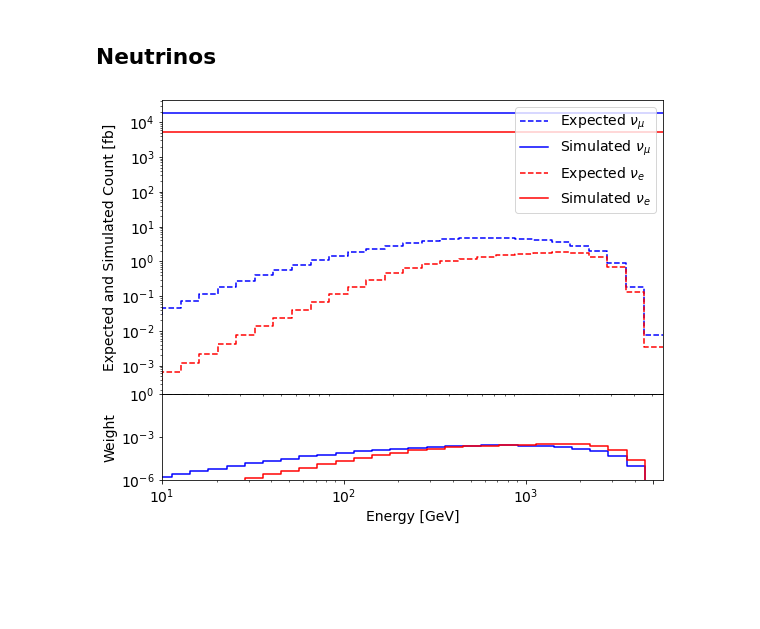
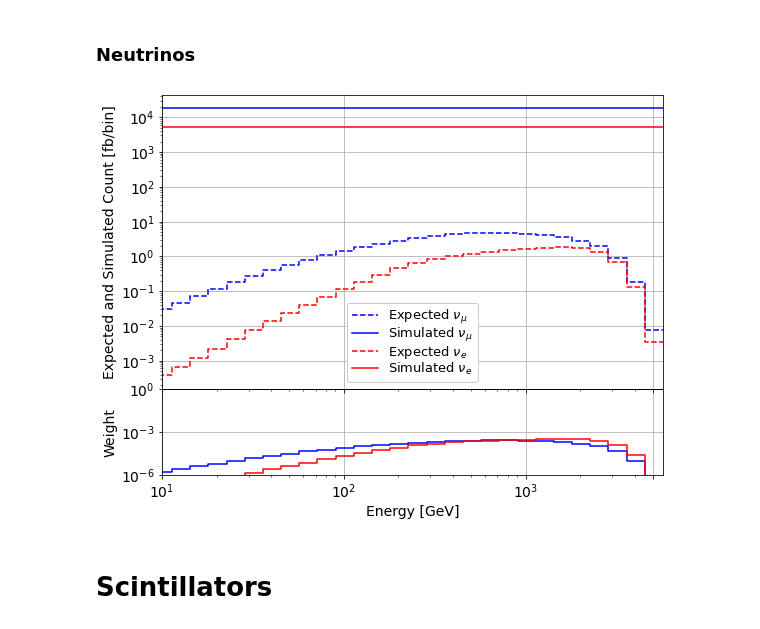
Before and after one commit to mwaterbury/scintillatorneutrinos, a Jupyter notebook: PlotsForPaper.ipynb, the cells around one changed output. Saved outputs shown, nothing was run; the diff lists cells and outputs as text; code cells hidden in the pictures; blank space fills up the shorter version.

Commit message:
Added plots to paper plotting scheme.

```diff
--- a/PlotsForPaper.ipynb
+++ b/PlotsForPaper.ipynb
@@ -18,0 +21,13 @@ matplotlib.rcParams.update({'font.size': 14})
+# %%
+def plot1D(data, color='k', label=None, linestyle='-', style='step'):
+    # extract data
+    x,y,yerr = data[0], data[1], data[2]
+
+    # plot binned data
+    if style == 'step':
+        plt.step(np.append(0,x), np.append(y[0],y), linestyle=linestyle, color=color, label=label)
+    elif style == 'scatter':
+        plt.scatter(x, y, color=color, label=label, marker='.')
+        plt.errorbar(x, y, yerr=yerr, fmt='.', color=color)
+    else:
+        print('Error: No such style method')
@@ -214,5 +288,5 @@ fig.savefig('GeneratedPlots/Fig_exp_sim_mu.pdf')
 # %% [markdown]
-## Neutrinos
+### Neutrinos
 # %%
 # Setup variables for weighting neutrino events.
 volFlu  = 25 * 25 * 100  # Volume of tungsten target used for FASER_-14.txt file
@@ -262,51 +336,62 @@ simTot_nuel = n_layers * sim_layer_nuel
 # %%
 lum = 1
 weights_numu = (expTot_numu*lum)/simTot_numu
 weights_nuel = (expTot_nuel*lum)/simTot_nuel
+
+# Configure datasets for plot1D()
+weights_numu_dataset=np.array([expEnergy_numu, weights_numu, np.zeros(np.shape(weights_numu))])
+expTot_numu_dataset=np.array([expEnergy_numu, expTot_numu*lum, np.zeros(np.shape(expTot_numu))])
+simTot_numu_dataset=np.array([[0,np.max(expEnergy_numu)], [simTot_numu,simTot_numu], [0, 0]])
+
+weights_nuel_dataset=np.array([expEnergy_nuel, weights_nuel, np.zeros(np.shape(weights_nuel))])
+expTot_nuel_dataset=np.array([expEnergy_nuel, expTot_nuel*lum, np.zeros(np.shape(expTot_nuel))])
+simTot_nuel_dataset=np.array([[0,np.max(expEnergy_nuel)], [simTot_numu,simTot_nuel], [0, 0]])
 
 fig = plt.figure(figsize=(8,6))
 # Setup some nice axes
 x0, x1 = 0.11, 0.98
 y0, y1 = 0.1, 0.88 # 0.20 = 0.05 + 0.9/6
 h = 0.2
 
 ax0 = fig.add_axes([x0 , y0    , (x1-x0), h])
 ax1 = fig.add_axes([x0 , y0 + h, (x1-x0), y1-h])
 
 # Plot the weights
-ax0.step(np.append(0,expEnergy_numu), np.append(weights_numu[0],weights_numu), linestyle='-', color='b')
-ax0.step(np.append(0,expEnergy_nuel), np.append(weights_nuel[0],weights_nuel), linestyle='-', color='r')
-ax0.step(np.append(0,np.max(expEnergy_numu)), np.append(1,1), linestyle='--', color='k')
+plt.sca(ax0)
+plot1D(weights_numu_dataset, color='b')
+plot1D(weights_nuel_dataset, color='r')
+plot1D(np.array([[0,np.max(expEnergy_numu)],[1,1], [0, 0]]), linestyle='--', color='k')
 
-ax0.set_xlim([np.min(expEnergy_numu),np.max(expEnergy_numu)])
-ax0.set_ylim([10**-6,1])
-ax0.set_xscale('log')
-ax0.set_yscale('log')
-ax0.set_xticks([10, 100, 1000, 5000])
-ax0.set_yticks([10**-6,10**-3,1])
+plt.xlim([np.min(expEnergy_numu),np.max(expEnergy_numu)])
+plt.ylim([10**-6,1])
+plt.xscale('log')
+plt.yscale('log')
+plt.xticks([10, 100, 1000, 5000])
+plt.yticks([10**-6,10**-3,1])
+plt.grid()
 
-ax0.set_xlabel('Energy [GeV]')
-ax0.set_ylabel('Weight')
+plt.xlabel('Energy [GeV]')
+plt.ylabel('Weight')
 
 
 # Plot the counts
-ax1.step(np.append(0,expEnergy_numu), np.append(expTot_numu[0]*lum,expTot_numu*lum),
-         linestyle='--', color='b', label='Expected $\\nu_\mu$')
-ax1.plot([0,np.max(expEnergy_numu)], [simTot_numu,simTot_numu],
-         linestyle='-', color='b', label='Simulated $\\nu_\mu$')
-ax1.step(np.append(0,expEnergy_nuel), np.append(expTot_nuel[0]*lum,expTot_nuel*lum),
-         linestyle='--', color='r', label='Expected $\\nu_e$')
-ax1.plot([0,np.max(expEnergy_nuel)], [simTot_nuel,simTot_nuel],
-         linestyle='-', color='r', label='Simulated $\\nu_e$')
+plt.sca(ax1)
+plot1D(expTot_numu_dataset, color='b', linestyle='--', label='Expected $\\nu_\mu$')
+plot1D(simTot_numu_dataset, color='b', label='Simulated $\\nu_\mu$')
+plot1D(expTot_nuel_dataset, color='r', linestyle='--', label='Expected $\\nu_e$')
+plot1D(simTot_nuel_dataset, color='r', label='Simulated $\\nu_e$')
 
-ax1.set_xlim([np.min(expEnergy_numu),np.max(expEnergy_numu)])
-ax1.set_xscale('log')
-ax1.set_yscale('log')
-ax1.legend()
-ax1.set_xticks([])
-# ax1.set_xlabel('Energy [GeV]')
-ax1.set_ylabel('Expected and Simulated Count [fb]')
+plt.xlim([np.min(expEnergy_numu),np.max(expEnergy_numu)])
+plt.xscale('log')
+plt.yscale('log')
+plt.legend(frameon=True, framealpha=1, labelspacing=0, fontsize=13)
+plt.xticks([10, 100, 1000, 5000])
+ax1.set_xticklabels([])
+plt.ylabel('Expected and Simulated Count [fb/bin]')
+plt.grid()
 
 fig.savefig('GeneratedPlots/Fig_exp_sim_nu.pdf')
 # %% [output]
-[figure, old version]
+[figure, new version]
+# %% [markdown]
+# Scintillators
```
Also changed, not shown: parts of 31 cells of this notebook, 22 other files.
